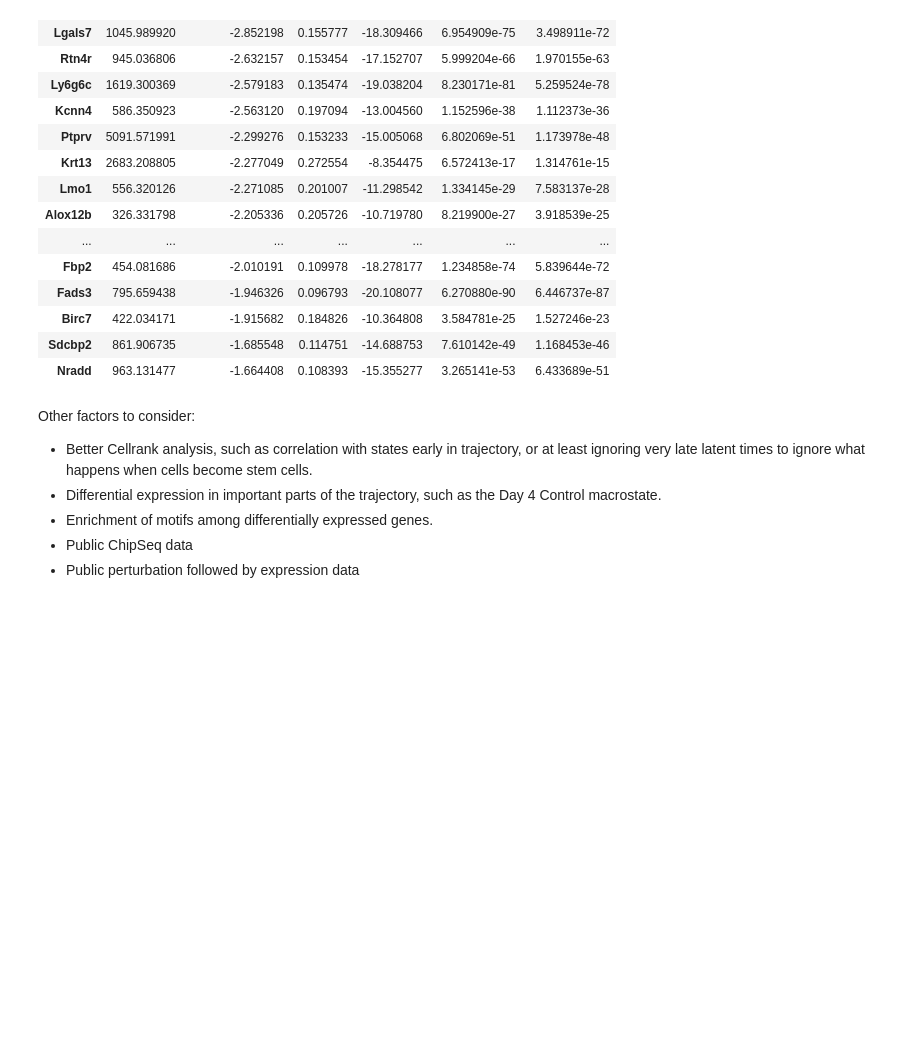
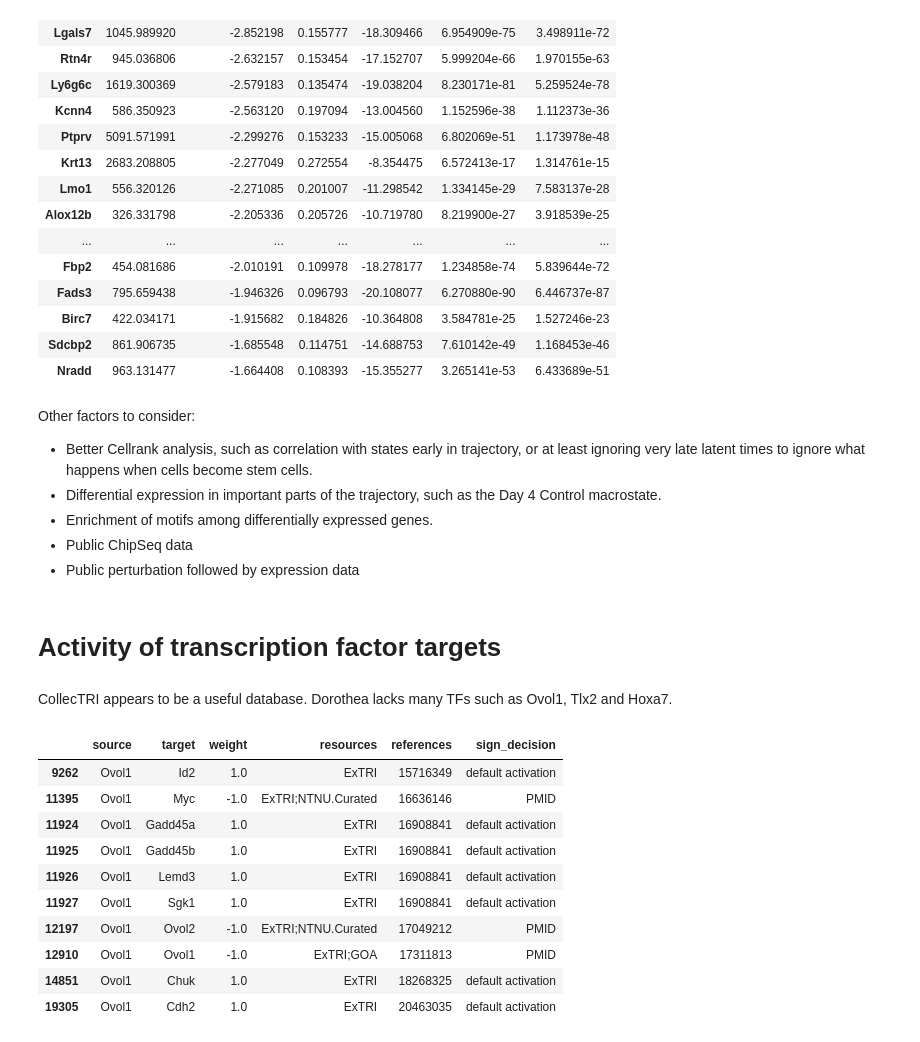
Before and after one commit to logolyte/hic2_masters_project, a Jupyter notebook: Gene regulatory network.ipynb, the cells around one changed output. Saved outputs shown, nothing was run; the diff lists cells and outputs as text; code cells hidden in the pictures; blank space fills up the shorter version.

```diff
--- a/Gene regulatory network.ipynb
+++ b/Gene regulatory network.ipynb
@@ -391,3 +406,7 @@ Other factors to consider:
 - Enrichment of motifs among differentially expressed genes.
 - Public ChipSeq data
 - Public perturbation followed by expression data
+# %% [markdown]
+# Activity of transcription factor targets
+# %% [markdown]
+CollecTRI appears to be a useful database. Dorothea lacks many TFs such as Ovol1, Tlx2 and Hoxa7.
@@ -393,0 +415,14 @@ Other factors to consider:
+# %%
+collectri_df.query("source == \"Ovol1\"")
+# %% [output]
+|  | source | target | weight | resources | references | sign_decision |
+| 9262 | Ovol1 | Id2 | 1.0 | ExTRI | 15716349 | default activation |
+| 11395 | Ovol1 | Myc | -1.0 | ExTRI;NTNU.Curated | 16636146 | PMID |
+| 11924 | Ovol1 | Gadd45a | 1.0 | ExTRI | 16908841 | default activation |
+| 11925 | Ovol1 | Gadd45b | 1.0 | ExTRI | 16908841 | default activation |
+| 11926 | Ovol1 | Lemd3 | 1.0 | ExTRI | 16908841 | default activation |
+| 11927 | Ovol1 | Sgk1 | 1.0 | ExTRI | 16908841 | default activation |
+| 12197 | Ovol1 | Ovol2 | -1.0 | ExTRI;NTNU.Curated | 17049212 | PMID |
+| 12910 | Ovol1 | Ovol1 | -1.0 | ExTRI;GOA | 17311813 | PMID |
+| 14851 | Ovol1 | Chuk | 1.0 | ExTRI | 18268325 | default activation |
+| 19305 | Ovol1 | Cdh2 | 1.0 | ExTRI | 20463035 | default activation |
```
Also changed, not shown: parts of 21 cells of this notebook, 2 other files.
